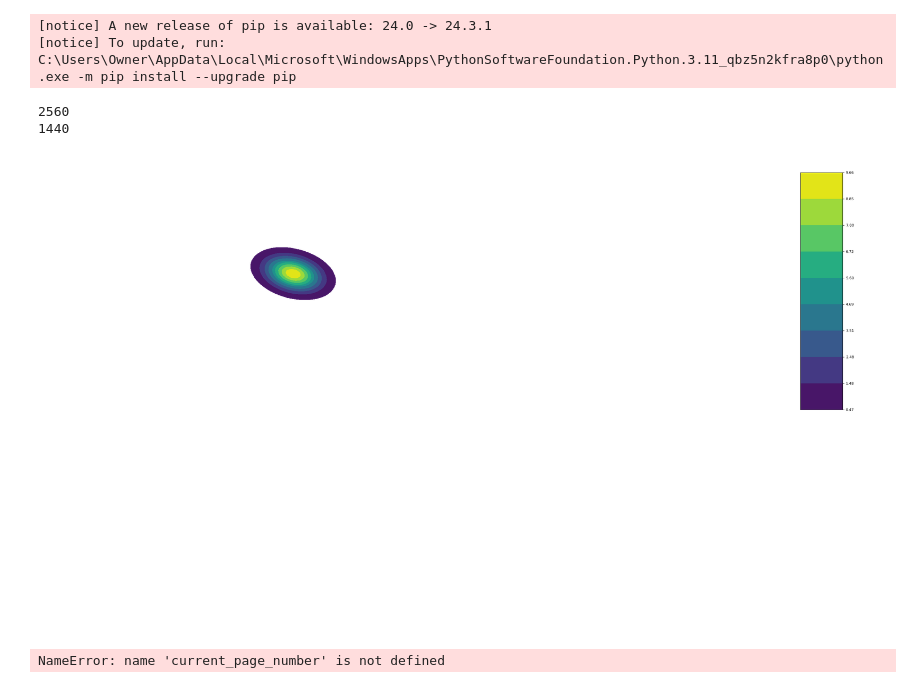
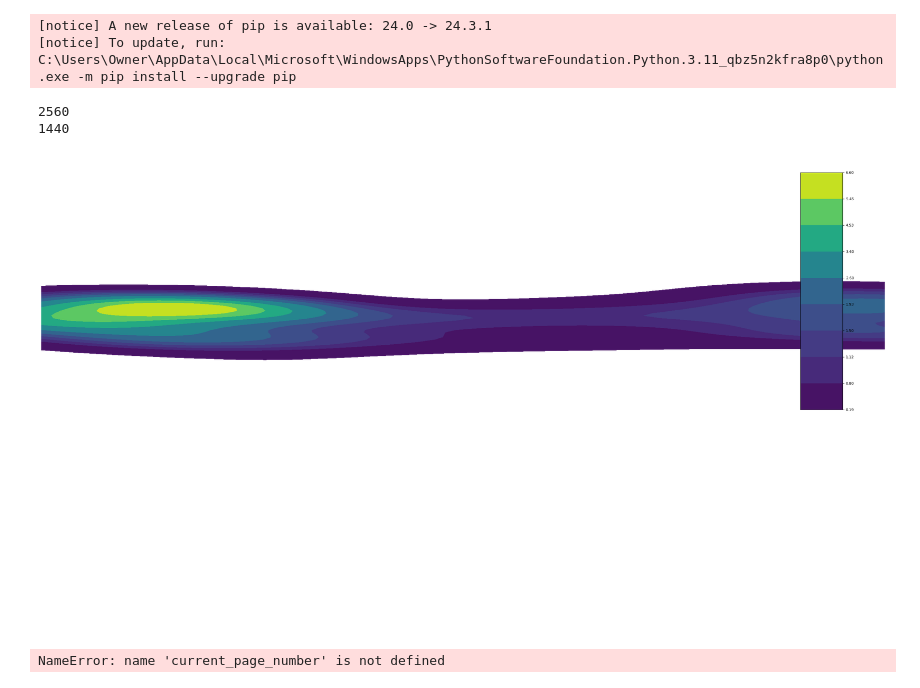
Before and after one commit to Edward-Cody/EdwardCody_Project, a Jupyter notebook: pip.ipynb, the cells around one changed output. Cells and saved outputs as stored; diff of their text form; code cells hidden in the pictures.

Commit message:
app.py now creates heatmaps and does so automatically. Cleaned up some unnecessary files

```diff
--- a/pip.ipynb
+++ b/pip.ipynb
@@ -294,7 +294,7 @@ from mpl_toolkits.axes_grid1.inset_locator import inset_axes
 from screeninfo import get_monitors  # Requires `screeninfo` library
 
 # Read in coordinates.csv
-df = pd.read_csv('data/mouse0.csv')
+df = pd.read_csv('data/mouse2.csv')
 
 # Get screen dimensions
 screen = get_monitors()[0]  # Assumes a single monitor setup; otherwise specify the desired monitor
@@ -341,34 +341,34 @@ cbar.ax.tick_params(labelsize=8)
 tick_labels = cbar.ax.get_yticklabels()
 rounded_labels = [f'{float(label.get_text()):.2f}' for label in tick_labels]
 cbar.set_ticklabels(rounded_labels)
 
 # Remove axis labels and ticks
 ax.set_xlabel('')
 ax.set_ylabel('')
 # ax.set_xticks([0, 1280, 2560])  #add labels for debugging
 # ax.set_yticks([0, 720, 1440])  #add labels for debugging
 ax.set_xticks([])
 ax.set_yticks([])
 
 # Ensure x and y axes have the same scale
 ax.set_aspect('equal', adjustable='box')
 
 # Remove the spines (borders) around the plot
 for spine in ax.spines.values():
     spine.set_visible(False)
 
 # Adjust the layout to remove extra padding
 plt.subplots_adjust(left=0, right=1, top=1, bottom=0)
 
 # Save with transparent background in square aspect ratio
 plt.savefig('static/data/heatmap_transparent.png', transparent=True, dpi=100, bbox_inches='tight', pad_inches=0)  #dpi added
 
 # Show the plot
 plt.show()
 # %% [output]
 2560
 1440
-[figure, old version]
+[figure, new version]
 # %%
 
 # save plot as png with transparent background and 50% opacity
```
Also changed, not shown: 35 other files.
